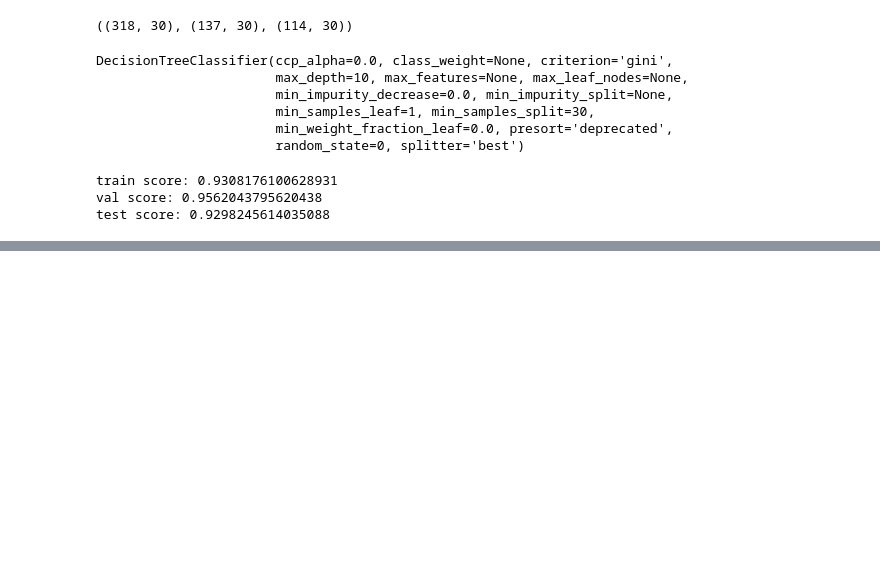
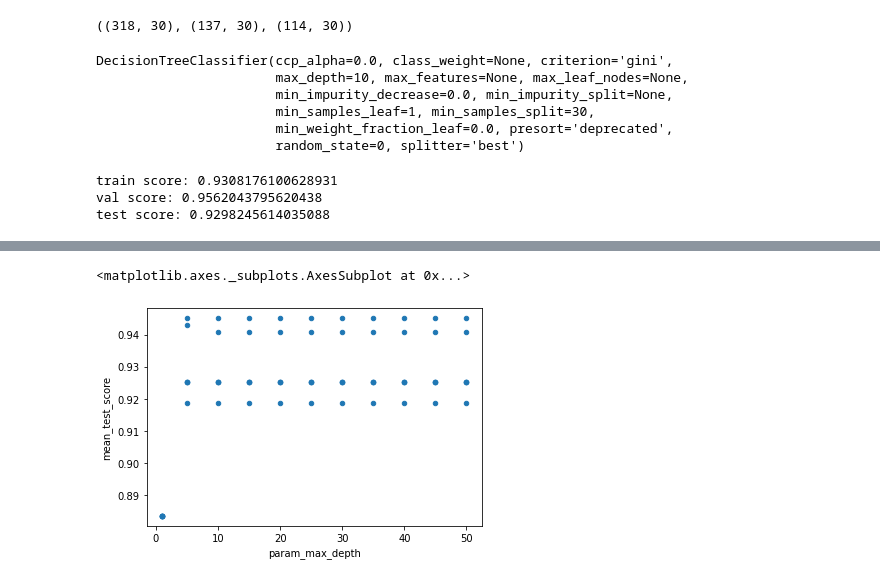
Before and after one commit to sohdacafe/Machine_Learning, a Jupyter notebook: deci_tree_breast_cancer.ipynb, the cells around one changed output, grey strips where cells are left out. Cells and saved outputs as stored; diff of their text form; code cells hidden in the pictures; blank space fills up the shorter version.

```diff
--- a/deci_tree_breast_cancer.ipynb
+++ b/deci_tree_breast_cancer.ipynb
@@ -119,0 +157,5 @@ print(best_model.score(x_test, t_test))
+# %%
+df.plot.scatter('param_max_depth', 'mean_test_score')
+# %% [output]
+<matplotlib.axes._subplots.AxesSubplot at 0x...>
+[figure, added]
```
Also changed, not shown: parts of 12 cells of this notebook.
